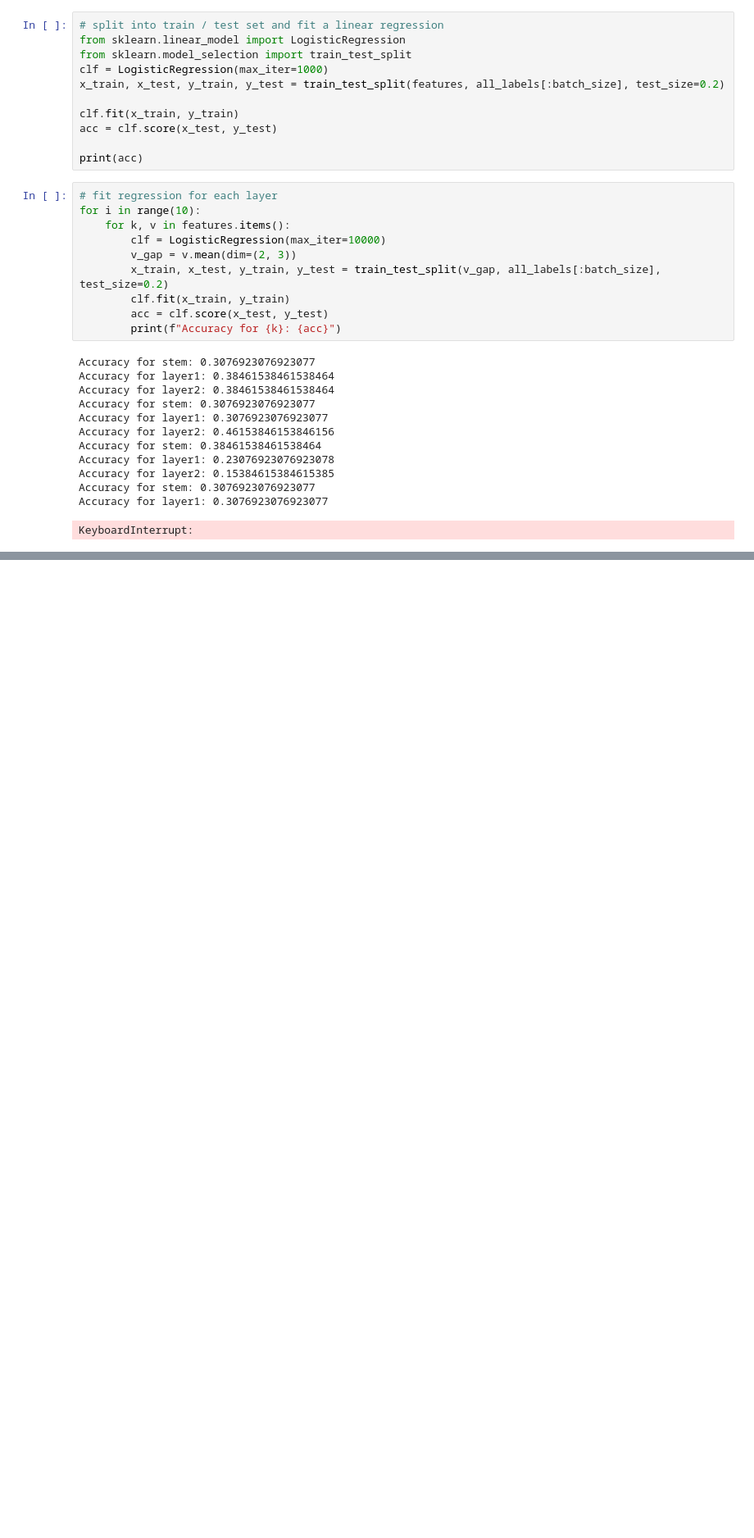
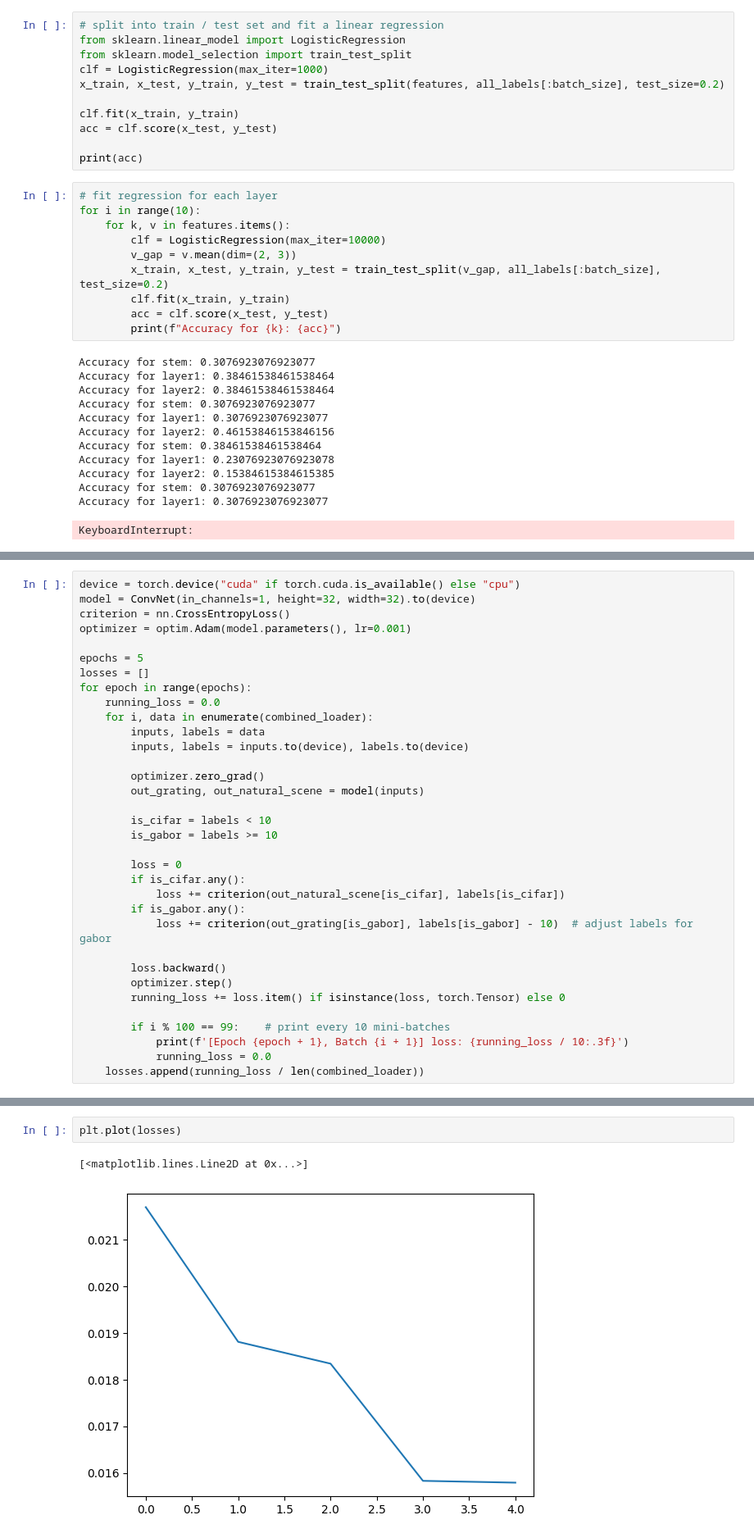
Before and after one commit to sherafatia/v1dd-public, a Jupyter notebook: notebooks/modeling.ipynb, the cells around one changed output, grey strips where cells are left out. Shown at 82% size. Saved outputs shown, nothing was run; the diff lists cells and outputs as text; blank space fills up the shorter version.

Commit message:
implementing the new model -- seems to train!

```diff
--- a/notebooks/modeling.ipynb
+++ b/notebooks/modeling.ipynb
@@ -210,0 +316,34 @@ KeyboardInterrupt:
+# %%
+device = torch.device("cuda" if torch.cuda.is_available() else "cpu")
+model = ConvNet(in_channels=1, height=32, width=32).to(device)
+criterion = nn.CrossEntropyLoss()
+optimizer = optim.Adam(model.parameters(), lr=0.001)
+
+epochs = 5
+losses = []
+for epoch in range(epochs):
+    running_loss = 0.0
+    for i, data in enumerate(combined_loader):
+        inputs, labels = data
+        inputs, labels = inputs.to(device), labels.to(device)
+
+        optimizer.zero_grad()
+        out_grating, out_natural_scene = model(inputs)
+
+        is_cifar = labels < 10
+        is_gabor = labels >= 10
+
+        loss = 0
+        if is_cifar.any():
+            loss += criterion(out_natural_scene[is_cifar], labels[is_cifar])
+        if is_gabor.any():
+            loss += criterion(out_grating[is_gabor], labels[is_gabor] - 10)  # adjust labels for gabor
+
+        loss.backward()
+        optimizer.step()
+        running_loss += loss.item() if isinstance(loss, torch.Tensor) else 0
+
+        if i % 100 == 99:    # print every 10 mini-batches
+            print(f'[Epoch {epoch + 1}, Batch {i + 1}] loss: {running_loss / 10:.3f}')
+            running_loss = 0.0
+    losses.append(running_loss / len(combined_loader))
@@ -210,0 +368,5 @@ KeyboardInterrupt:
+# %%
+plt.plot(losses)
+# %% [output]
+[<matplotlib.lines.Line2D at 0x...>]
+[figure, added]
```
Also changed, not shown: parts of 6 cells of this notebook.
